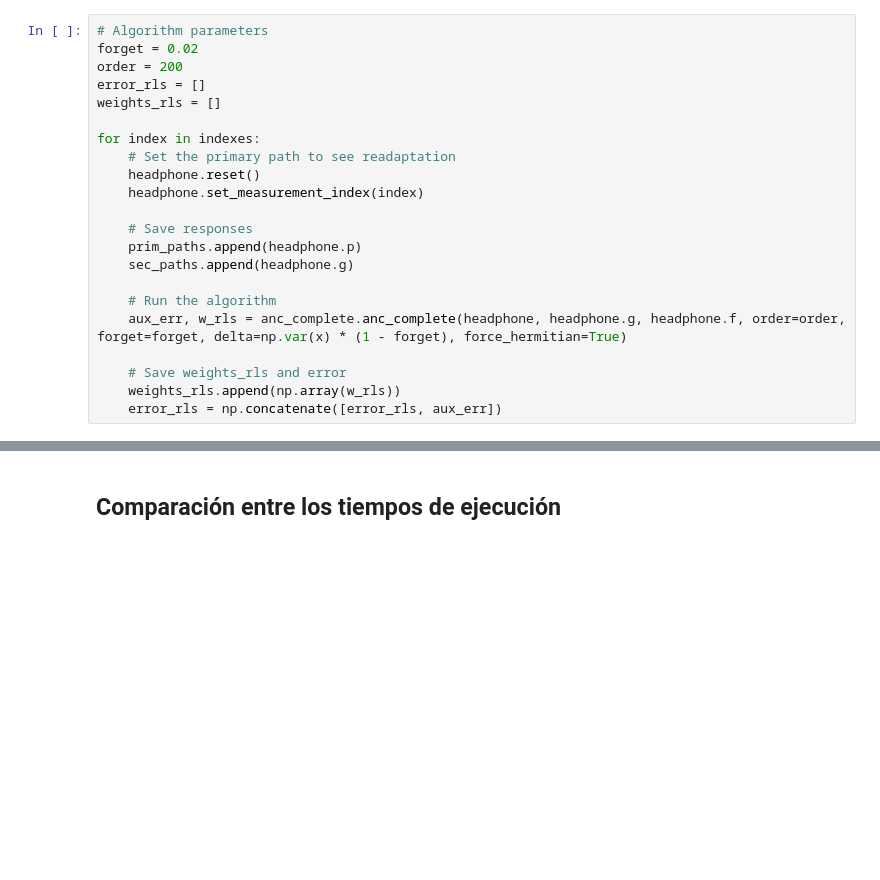
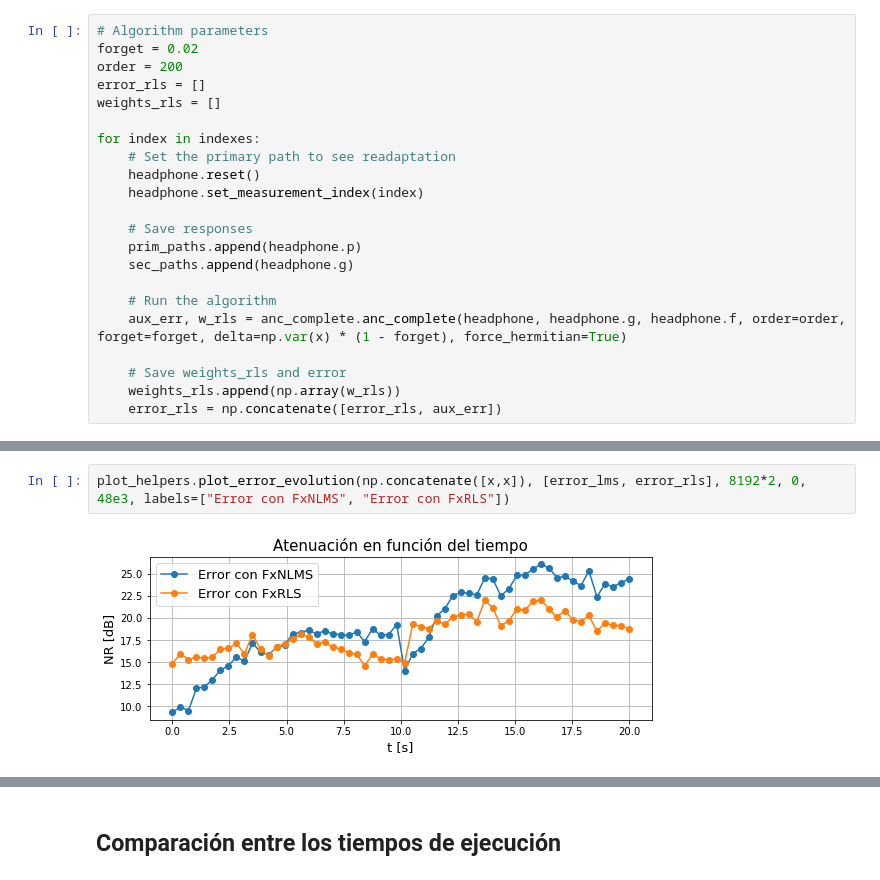
Before and after one commit to asp-image-dsp/asp-project-02, a Jupyter notebook: development/rls_vs_lms.ipynb, the cells around one changed output, grey strips where cells are left out. Cells and saved outputs as stored; diff of their text form; blank space fills up the shorter version.

```diff
--- a/development/rls_vs_lms.ipynb
+++ b/development/rls_vs_lms.ipynb
@@ -167,3 +167,7 @@ plot_helpers.plot_anc_results([np.concatenate([headphone.d,headphone.d]), error_
+# %%
+plot_helpers.plot_error_evolution(np.concatenate([x,x]), [error_lms, error_rls], 8192*2, 0, 48e3, labels=["Error con FxNLMS", "Error con FxRLS"])
+# %% [output]
+[figure, added]
 # %%
 plot_helpers.plot_frequency_responses(prim_paths, sec_paths, [weights_lms, weights_rls], 48_000, labels=["W de FxNLMS", "W de FxRLS"])
 # %% [output]
```
Also changed, not shown: parts of 5 cells of this notebook.
